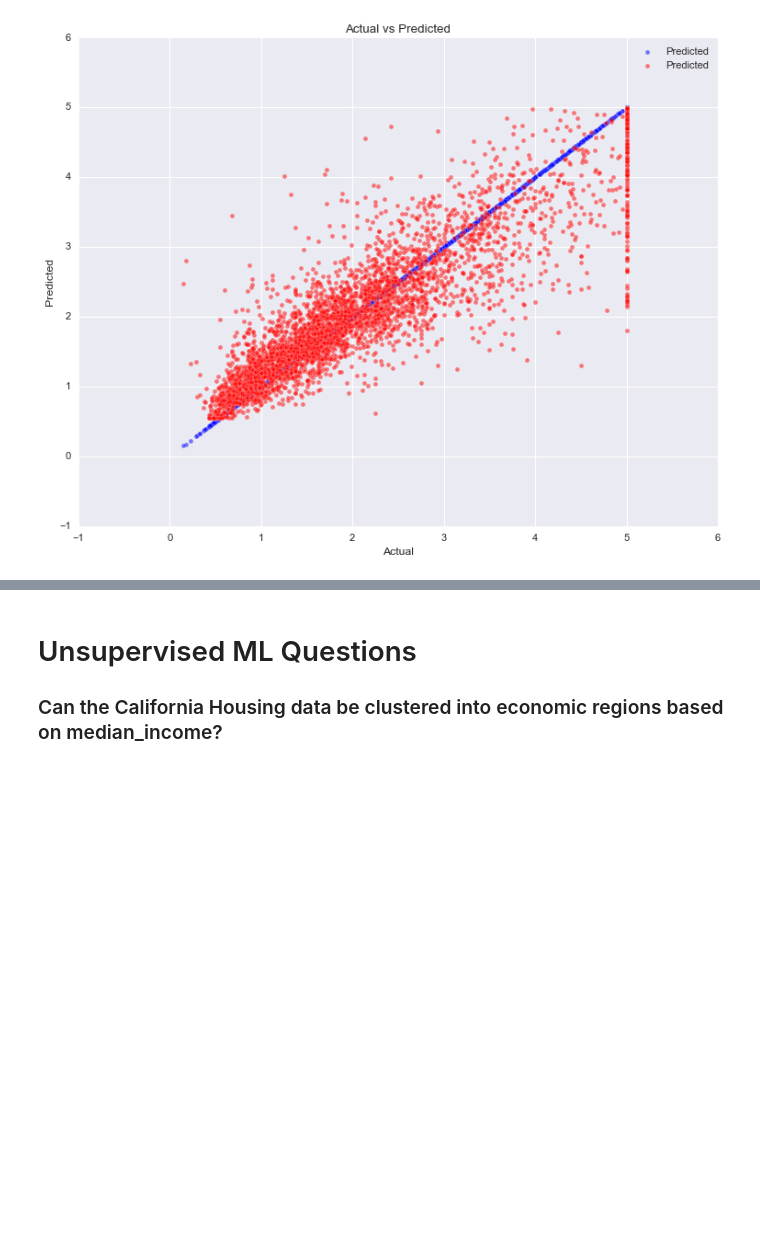
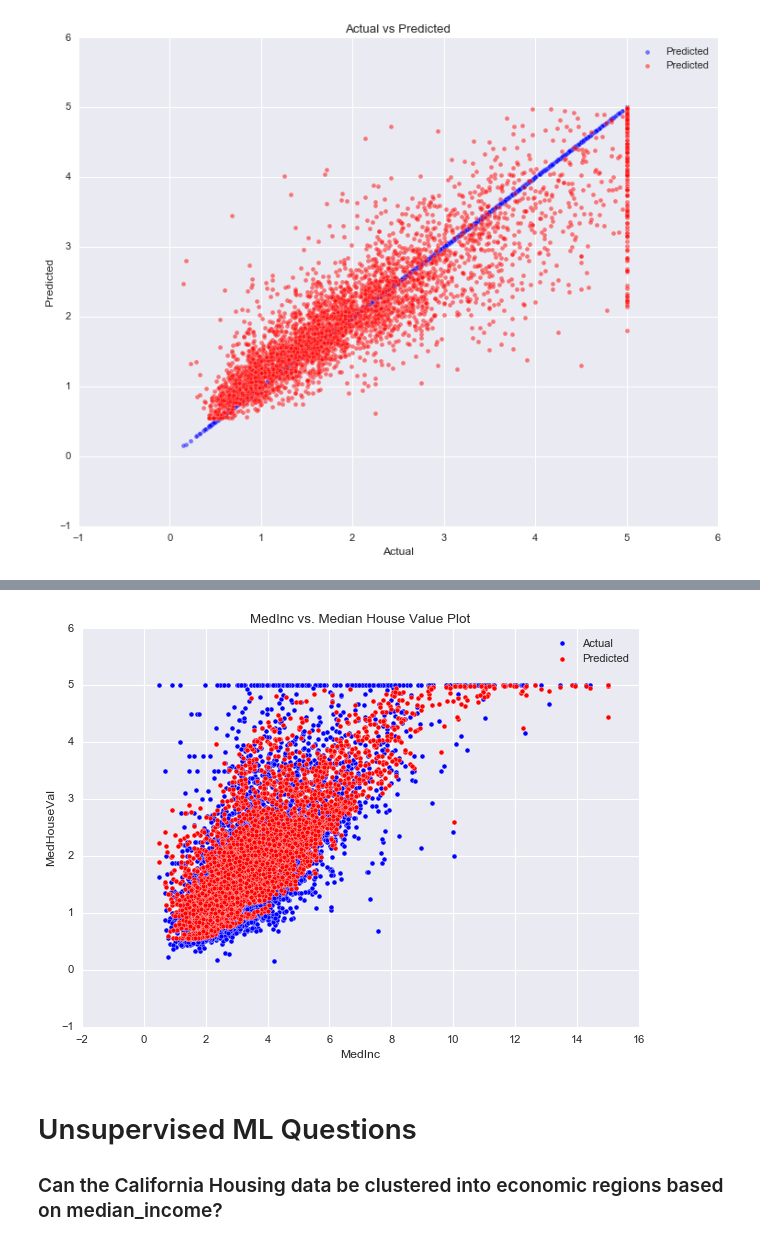
Before and after one commit to efyrb4/dsda-zdat2003-assessment-2-efyrb4, a Jupyter notebook: src/ML_experiments.ipynb, the cells around one changed output, grey strips where cells are left out. Drawn from its saved outputs; the diff is of its cells as text; code cells hidden in the pictures; blank space fills up the shorter version.

Commit message:
Tidying up the model/visuals

```diff
--- a/src/ML_experiments.ipynb
+++ b/src/ML_experiments.ipynb
@@ -427,42 +451,16 @@ plt.show()
 # %%
-from sklearn.inspection import plot_partial_dependence
-
-# 2. Residual Plot
+# 5. Feature vs. Target Plot (example for a single feature)
 plt.figure(figsize=(8, 6))
-plt.scatter(y_test, y_test - y_pred_uncleaned, c='blue', marker='o', label='Residuals')
-plt.xlabel('Actual')
-plt.ylabel('Residuals')
-plt.title('Residual Plot')
-plt.axhline(y=0, color='r', linestyle='-')
+plt.scatter(X_test['MedInc'], y_test, c='blue', marker='o', label='Actual')
+plt.scatter(X_test['MedInc'], y_pred_uncleaned, c='red', marker='o', label='Predicted')
+plt.xlabel('MedInc')
+plt.ylabel('MedHouseVal')
+plt.title('MedInc vs. Median House Value Plot')
 plt.legend()
 plt.grid(True)
 plt.show()
-
-# 3. Feature Importance Plot
-feature_importance = rf_uncleaned.feature_importances_
-plt.figure(figsize=(10, 6))
-plt.barh(X.columns, feature_importance)
-plt.xlabel('Feature Importance')
-plt.ylabel('Features')
-plt.title('Feature Importance Plot')
-plt.show()
-
-# 4. Partial Dependence Plots (PDPs)
-plt.figure(figsize=(10, 8))
-plot_partial_dependence(rf_uncleaned, X_train, features=[0, 1, 2], grid_resolution=50)
-plt.suptitle('Partial Dependence Plots')
-plt.show()
-
-# 5. Feature vs. Target Plot (example for a single feature)
-plt.figure(figsize=(8, 6))
-plt.scatter(X_test['Feature_Name'], y_test, c='blue', marker='o', label='Actual')
-plt.scatter(X_test['Feature_Name'], y_pred_uncleaned, c='red', marker='o', label='Predicted')
-plt.xlabel('Feature_Name')
-plt.ylabel('Target')
-plt.title('Feature vs. Target Plot')
-plt.legend()
-plt.grid(True)
-plt.show()
+# %% [output]
+[figure, added]
 # %% [markdown]
 # Unsupervised ML Questions
 ### Can the California Housing data be clustered into economic regions based on median_income?
```
Also changed, not shown: parts of 2 cells of this notebook.
